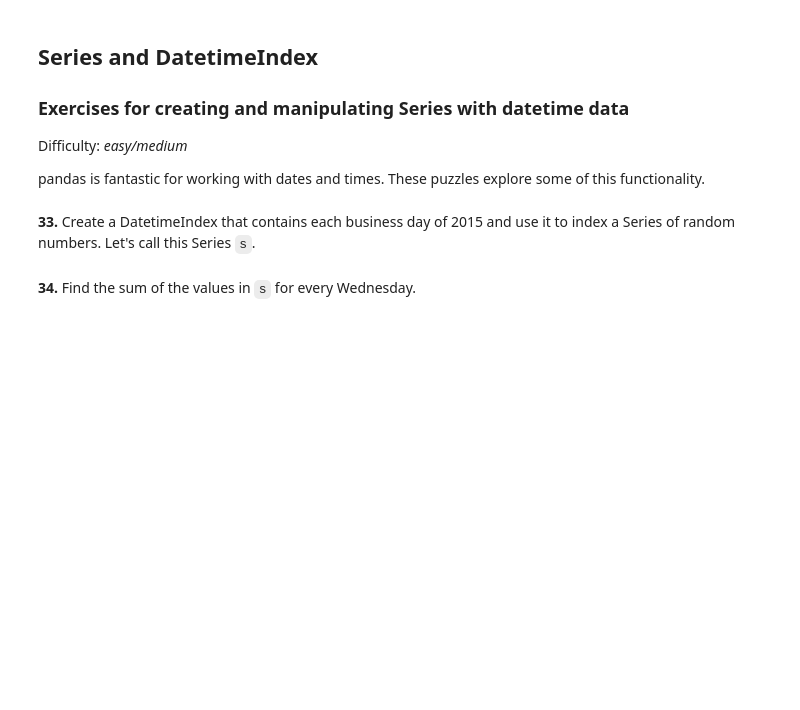
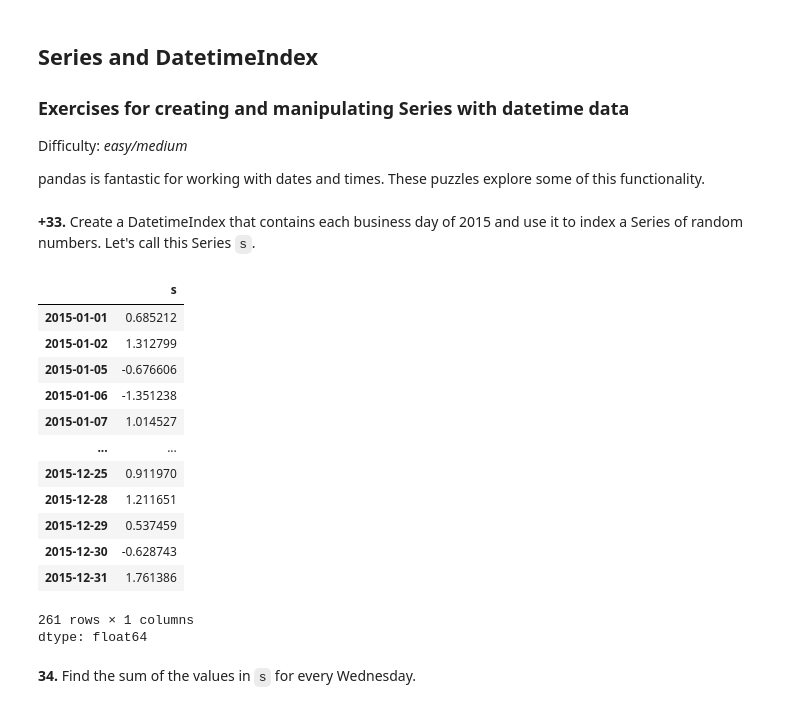
Before and after one commit to bogdan-kovalchuk/100-pandas-puzzles, a Jupyter notebook: 100-pandas-puzzles.ipynb, the cells around one changed output. Drawn from its saved outputs; the diff is of its cells as text; code cells hidden in the pictures; blank space fills up the shorter version.

```diff
--- a/100-pandas-puzzles.ipynb
+++ b/100-pandas-puzzles.ipynb
@@ -600,7 +600,26 @@ Difficulty: *easy/medium*
 
 pandas is fantastic for working with dates and times. These puzzles explore some of this functionality.
 # %% [markdown]
-**33.** Create a DatetimeIndex that contains each business day of 2015 and use it to index a Series of random numbers. Let's call this Series `s`.
+**+33.** Create a DatetimeIndex that contains each business day of 2015 and use it to index a Series of random numbers. Let's call this Series `s`.
+# %%
+idx = pd.date_range("2015-01-01", "2015-12-31", freq="B")
+s = pd.Series(np.random.randn(len(idx)), index=idx, name="s")
+s
+# %% [output]
+|  | s |
+| 2015-01-01 | 0.685212 |
+| 2015-01-02 | 1.312799 |
+| 2015-01-05 | -0.676606 |
+| 2015-01-06 | -1.351238 |
+| 2015-01-07 | 1.014527 |
+| ... | ... |
+| 2015-12-25 | 0.911970 |
+| 2015-12-28 | 1.211651 |
+| 2015-12-29 | 0.537459 |
+| 2015-12-30 | -0.628743 |
+| 2015-12-31 | 1.761386 |
+261 rows × 1 columns
+dtype: float64
 # %% [markdown]
 **34.** Find the sum of the values in `s` for every Wednesday.
 # %% [markdown]
```
Also changed, not shown: parts of 3 cells of this notebook.
